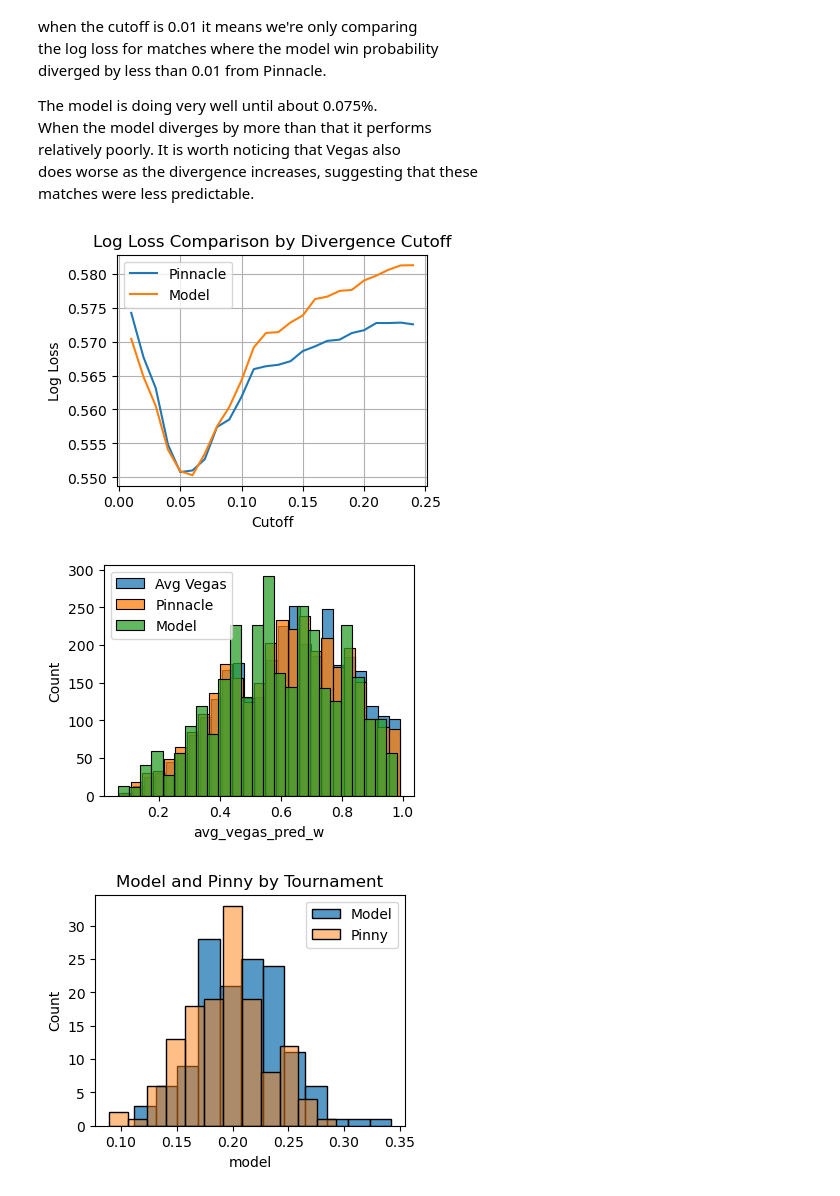
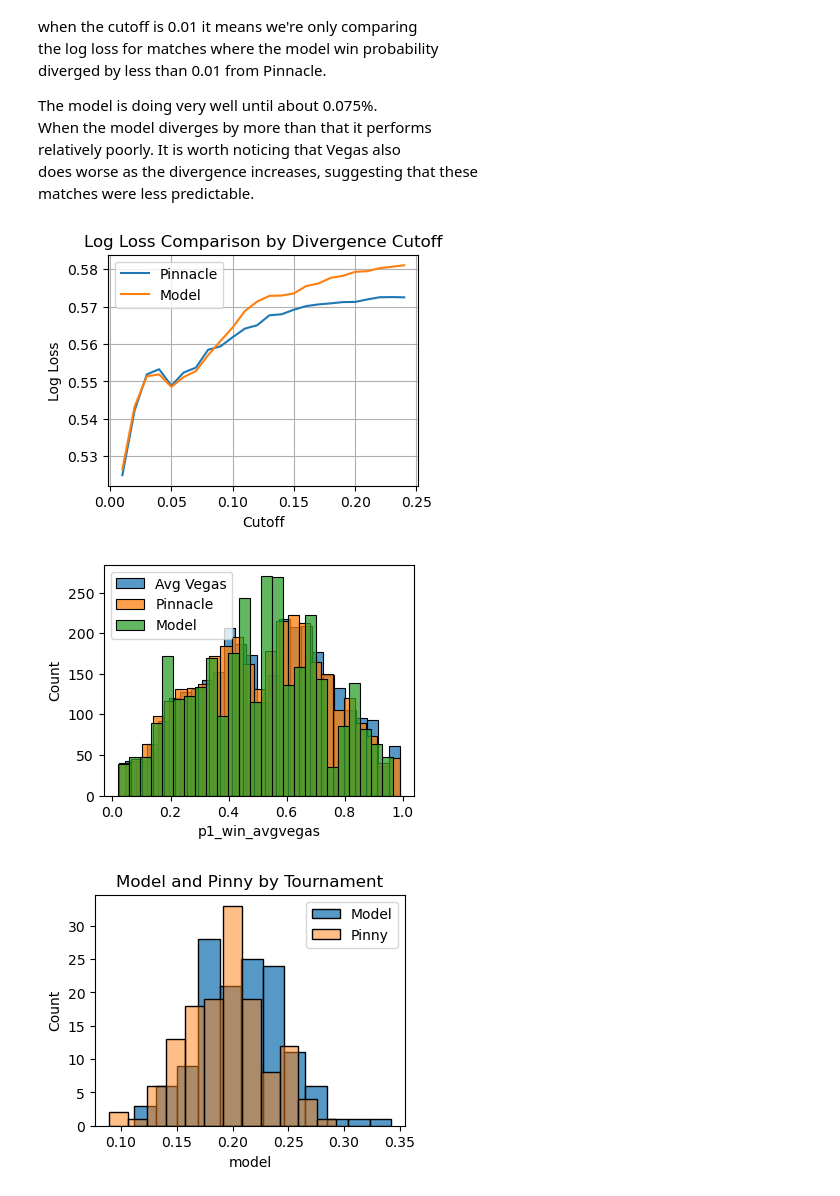
Before and after one commit to yaobviously/tennis_elo, a Jupyter notebook: notebooks/model_preds_vs_book.ipynb, the cells around one changed output. Saved outputs shown, nothing was run; the diff lists cells and outputs as text; code cells hidden in the pictures.

```diff
--- a/notebooks/model_preds_vs_book.ipynb
+++ b/notebooks/model_preds_vs_book.ipynb
@@ -100,6 +100,15 @@ trial['pinnacle_overround'] = trial[['pinnacle_vegas_pred_w', 'pinnacle_vegas_pr
 trial['pinnacle_w_no_vig'] = trial['pinnacle_vegas_pred_w'].div(trial['pinnacle_overround'])
 trial['pinnacle_l_no_vig'] = trial['pinnacle_vegas_pred_l'].div(trial['pinnacle_overround'])
 
+# getting the probabilities rearranged to compute log_loss
+trial['p1_win_pinnacle'] = np.where(trial['player_one_winner'] == 1,
+                                  trial['pinnacle_vegas_pred_w'],
+                                  trial['pinnacle_vegas_pred_l'])
+
+trial['p1_win_avgvegas'] = np.where(trial['player_one_winner'] == 1,
+                                  trial['avg_vegas_pred_w'],
+                                  trial['avg_vegas_pred_l'])
+
 # converting the model predictions to winner and loser predictions
 trial['model_w_pred'] = np.where(trial['player_one_winner'] == 1,
                                  trial['pred_player_one_win'],
@@ -125,17 +134,5 @@ print(trial.shape)
 # %%
-# to briefly explain whats happening here, the original dataframe
-# has a column for winners and losers. above i calculated
-# the vegas and model predictions for the winner, and now
-# by randomly assigning 1s and 0s we can calculate log loss --
-# you need 1s and 0s for log_loss
-
-np.random.seed(1944)
-trial['rearrange'] = np.random.choice([0, 1], size=len(trial))
-trial['pinnacle_pred'] = np.where(trial['rearrange'] == 1, trial['pinnacle_vegas_pred_w'], trial['pinnacle_vegas_pred_l'])
-trial['model_pred'] = np.where(trial['rearrange'] == 1, trial['model_w_pred'], trial['model_l_pred'])
-trial['avgvegas_pred'] = np.where(trial['rearrange'] == 1, trial['avg_vegas_pred_w'], trial['avg_vegas_pred_l'])
-
-print("the logloss for pinnacle:", log_loss(trial['rearrange'], trial['pinnacle_pred']))
-print("the logloss for my model:", log_loss(trial['rearrange'], trial['model_pred']))
-print("the logloss for avg vegas:", log_loss(trial['rearrange'], trial['avgvegas_pred']))
+print("the logloss for pinnacle:", log_loss(trial['player_one_winner'], trial['p1_win_pinnacle']))
+print("the logloss for my model:", log_loss(trial['player_one_winner'], trial['pred_player_one_win']))
+print("the logloss for avg vegas:", log_loss(trial['player_one_winner'], trial['p1_win_avgvegas']))
 # %% [output]
@@ -157,7 +154,7 @@ relatively poorly. It is worth noticing that Vegas also
 does worse as the divergence increases, suggesting that these
 matches were less predictable.
 # %%
-trial['abs_diff'] = abs(trial['p1'] - trial['p2'])
+trial['abs_diff'] = abs(trial['p1_win_pinnacle'] - trial['pred_player_one_win'])
 
 increments = np.arange(0.01, 0.25, 0.01)
 
@@ -166,8 +163,8 @@ ll_model = []
 
 for n in increments:
     filtered_ = trial[trial['abs_diff'] <= n]
-    ll_vegas_ = log_loss(filtered_['rearrange'], filtered_['pinnacle_pred'])
-    ll_model_ = log_loss(filtered_['rearrange'], filtered_['model_pred'])
+    ll_vegas_ = log_loss(filtered_['player_one_winner'], filtered_['p1_win_pinnacle'])
+    ll_model_ = log_loss(filtered_['player_one_winner'], filtered_['pred_player_one_win'])
 
     ll_vegas.append(ll_vegas_)
     ll_model.append(ll_model_)
@@ -184,18 +181,18 @@ plt.grid(True)
 plt.legend()
 plt.show()
 # %% [output]
-[figure, old version]
+[figure, new version]
 # %%
 fig, ax = plt.subplots(figsize=(4,3))
 
-sns.histplot(trial['avg_vegas_pred_w'], bins=25, label='Avg Vegas')
-sns.histplot(trial['pinnacle_vegas_pred_w'], bins=25, label='Pinnacle')
-sns.histplot(trial['model_w_pred'], bins=25, label='Model')
+sns.histplot(trial['p1_win_avgvegas'], bins=25, label='Avg Vegas')
+sns.histplot(trial['p1_win_pinnacle'], bins=25, label='Pinnacle')
+sns.histplot(trial['pred_player_one_win'], bins=25, label='Model')
 
 plt.legend()
 plt.show()
 # %% [output]
-[figure, old version]
+[figure, new version]
 # %%
 model_brier = lambda x: brier_score_loss([1] * len(x), x['model_w_pred'])
 pinnacle_vegas_brier = lambda x: brier_score_loss([1] * len(x), x['pinnacle_vegas_pred_w'])
```
Also changed, not shown: parts of 9 cells of this notebook.
